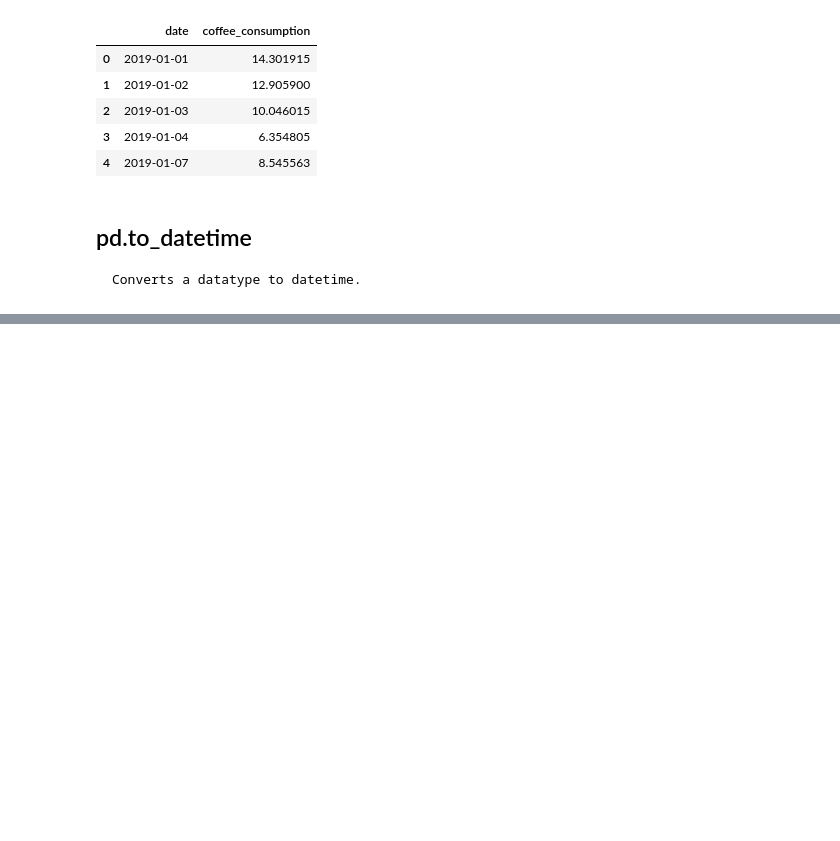
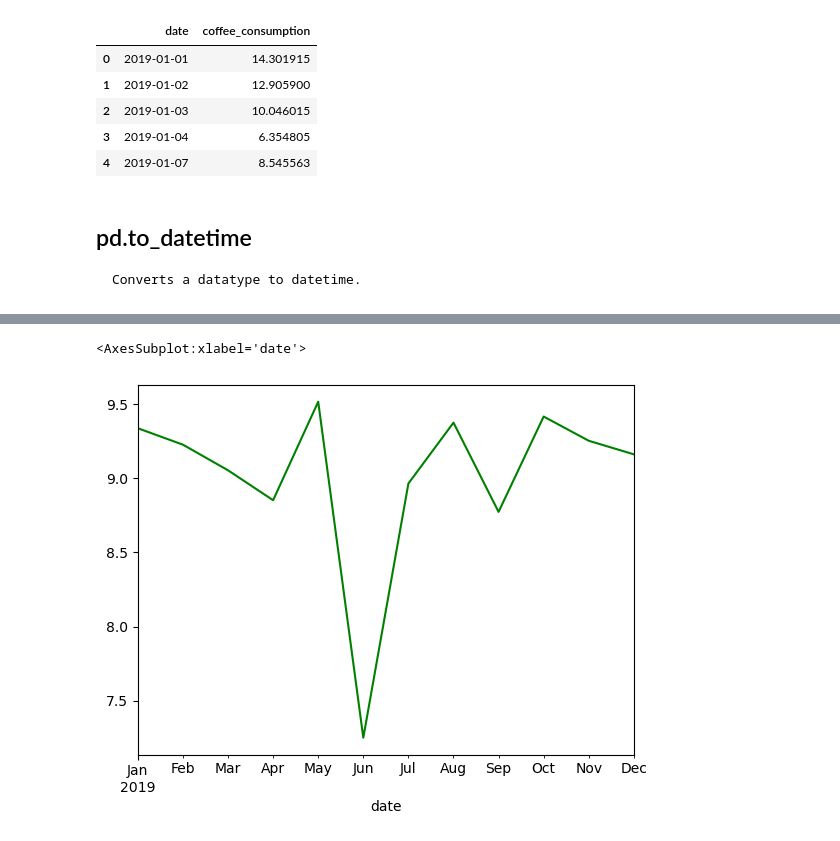
Before and after one commit to MagdalenaRahn/time-series-exercises, a Jupyter notebook: time-series-working-with-lesson-07FEB2023.ipynb, the cells around one changed output, grey strips where cells are left out. Cells and saved outputs as stored; diff of their text form; code cells hidden in the pictures; blank space fills up the shorter version.

```diff
--- a/time-series-working-with-lesson-07FEB2023.ipynb
+++ b/time-series-working-with-lesson-07FEB2023.ipynb
@@ -37,0 +272,7 @@ None
+# %%
+# reducing noise to graph by monthly median
+
+fill_df.resample('m').median()['coffee_consumption'].plot(c = 'g')
+# %% [output]
+<AxesSubplot:xlabel='date'>
+[figure, added]
```
Also changed, not shown: parts of 31 cells of this notebook, 1 other file.
